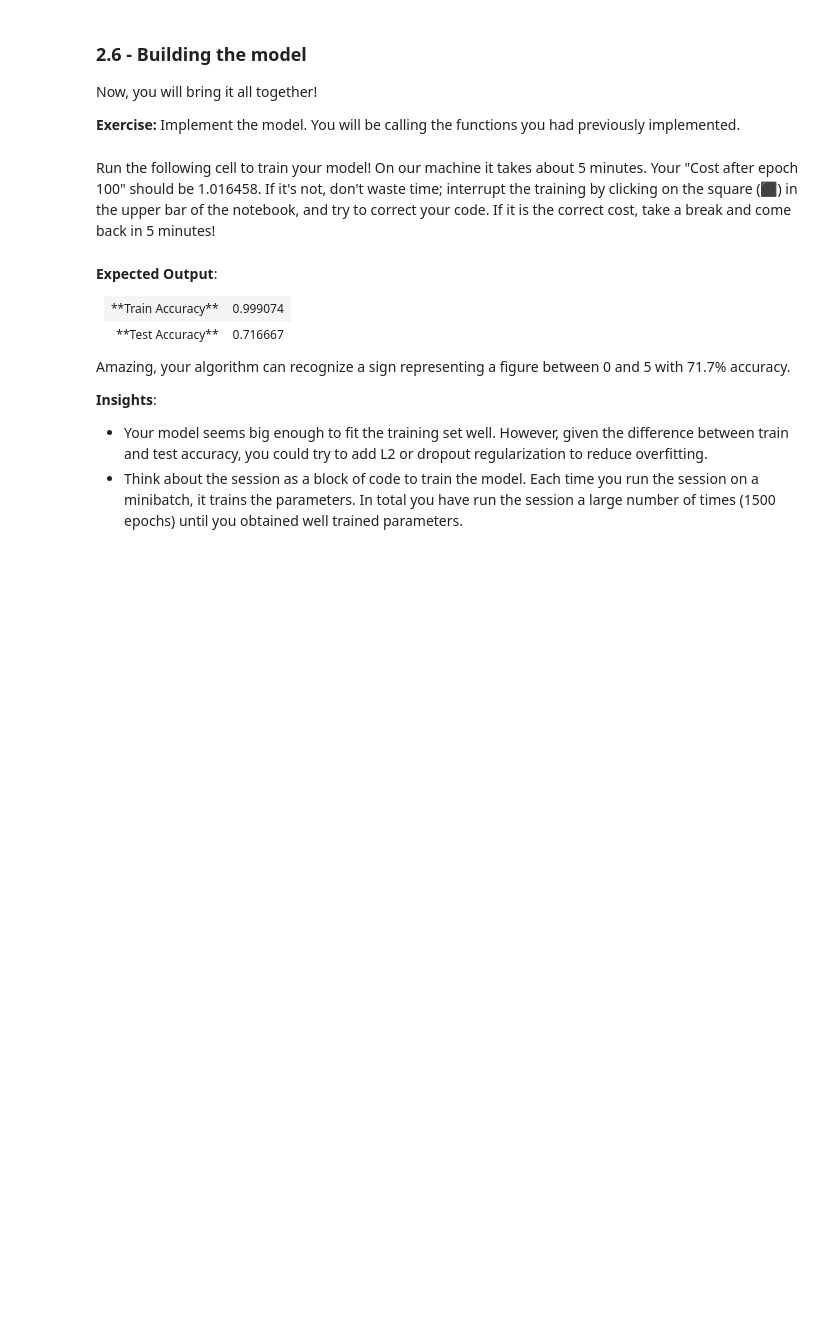
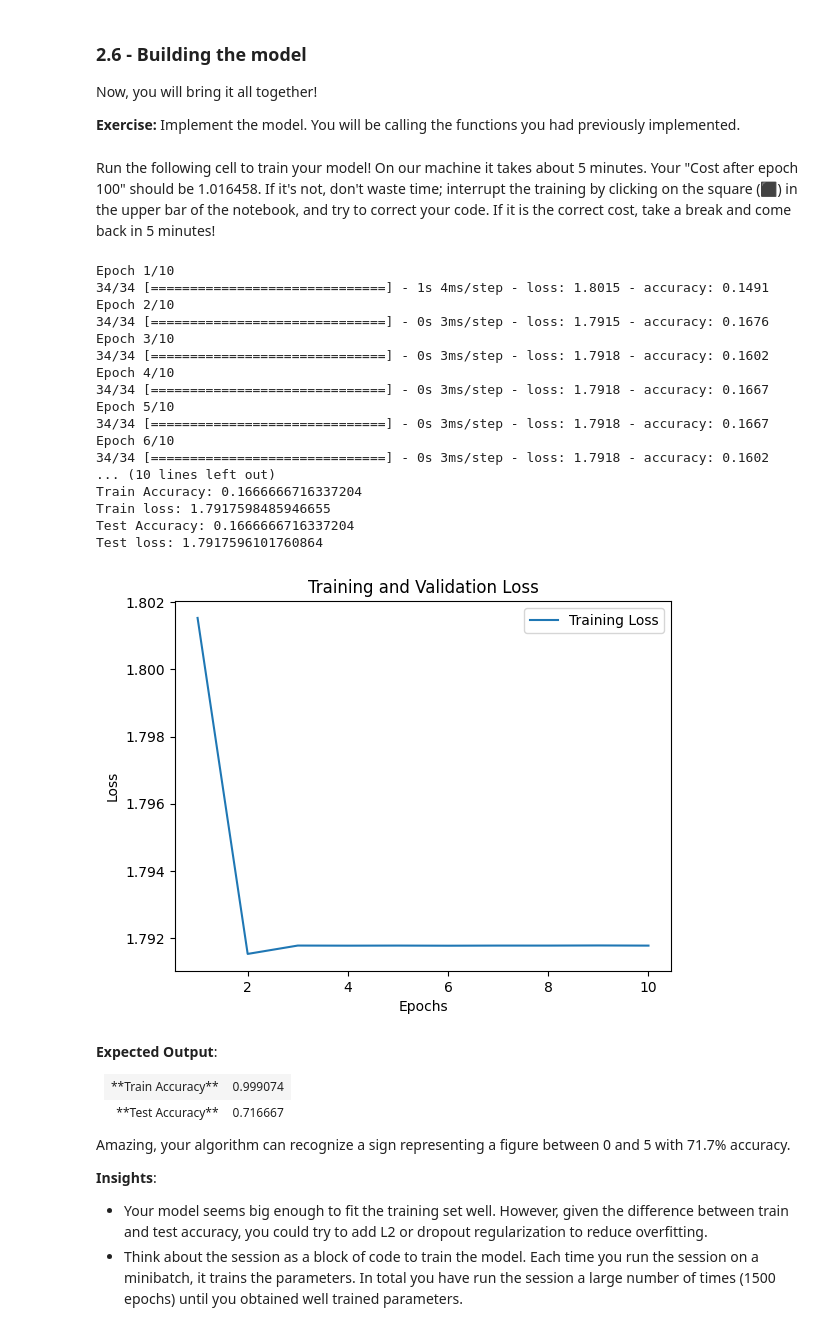
Before and after one commit to kiragirl/deepLearningPracticeLab, a Jupyter notebook: 02.改善深层神经网络：超参数调试、正则化以及优化/3.第三周 超参数调试、Batch正则化和程序框架/编程作业/Tensorflow+Tutorial.ipynb, the cells around one changed output. Cells and saved outputs as stored; diff of their text form; code cells hidden in the pictures; blank space fills up the shorter version.

```diff
--- a/02.改善深层神经网络：超参数调试、正则化以及优化/3.第三周 超参数调试、Batch正则化和程序框架/编程作业/Tensorflow+Tutorial.ipynb
+++ b/02.改善深层神经网络：超参数调试、正则化以及优化/3.第三周 超参数调试、Batch正则化和程序框架/编程作业/Tensorflow+Tutorial.ipynb
@@ -713,19 +764,20 @@ def forward_propagation(X, parameters):
     b3 = parameters['b3']
 
     ### START CODE HERE ### (approx. 5 lines)              # Numpy Equivalents:
-
-
-
+    Z1 = tf.nn.relu(tf.add(tf.matmul(W1,X),b1))
+    Z2 = tf.nn.relu(tf.add(tf.matmul(W2,Z1),b2))
+    Z3 = tf.nn.relu(tf.add(tf.matmul(W3,Z2),b3))
 
 
     ### END CODE HERE ###
 
     return Z3
 # %%
-tf.reset_default_graph()
+#tf.reset_default_graph()
 
-with tf.Session() as sess:
-    X, Y = create_placeholders(12288, 6)
-    parameters = initialize_parameters()
-    Z3 = forward_propagation(X, parameters)
-    print("Z3 = " + str(Z3))
+#with tf.Session() as sess:
+X, Y = create_placeholders(12288, 6)
+parameters = initialize_parameters()
+#print(parameters)
+Z3 = forward_propagation(X, parameters)
+print("Z3 = " + str(Z3))
@@ -769,22 +829,20 @@ def compute_cost(Z3, Y):
     Returns:
     cost - Tensor of the cost function
     """
-
     # to fit the tensorflow requirement for tf.nn.softmax_cross_entropy_with_logits(...,...)
     logits = tf.transpose(Z3)
     labels = tf.transpose(Y)
-
     ### START CODE HERE ### (1 line of code)
-
+    cost = tf.reduce_mean(tf.nn.softmax_cross_entropy_with_logits(logits = logits, labels = labels))
     ### END CODE HERE ###
 
     return cost
 # %%
-tf.reset_default_graph()
+#tf.reset_default_graph()
 
-with tf.Session() as sess:
-    X, Y = create_placeholders(12288, 6)
-    parameters = initialize_parameters()
-    Z3 = forward_propagation(X, parameters)
-    cost = compute_cost(Z3, Y)
-    print("cost = " + str(cost))
+#with tf.Session() as sess:
+X, Y = create_placeholders(12288, 6)
+parameters = initialize_parameters()
+Z3 = forward_propagation(X, parameters)
+cost = compute_cost(Z3, Y)
+print("cost = " + str(cost))
@@ -944,3 +1061,29 @@ parameters = model(X_train, Y_train, X_test, Y_test)
+# %%
+from tensorflow.keras.models import Sequential
+from tensorflow.keras.layers import Dense
+from tensorflow.keras.layers import Flatten
+X_train_corrected = X_train.T
+Y_train_corrected = Y_train.T
+parameters = model2(X_train_corrected, Y_train_corrected, X_test.T, Y_test.T)
+# %% [output]
+Epoch 1/10
+34/34 [==============================] - 1s 4ms/step - loss: 1.8015 - accuracy: 0.1491
+Epoch 2/10
+34/34 [==============================] - 0s 3ms/step - loss: 1.7915 - accuracy: 0.1676
+Epoch 3/10
+34/34 [==============================] - 0s 3ms/step - loss: 1.7918 - accuracy: 0.1602
+Epoch 4/10
+34/34 [==============================] - 0s 3ms/step - loss: 1.7918 - accuracy: 0.1667
+Epoch 5/10
+34/34 [==============================] - 0s 3ms/step - loss: 1.7918 - accuracy: 0.1667
+Epoch 6/10
+34/34 [==============================] - 0s 3ms/step - loss: 1.7918 - accuracy: 0.1602
+... (10 lines left out)
+Train Accuracy: 0.1666666716337204
+Train loss: 1.7917598485946655
+Test Accuracy: 0.1666666716337204
+Test loss: 1.7917596101760864
+[figure, added]
 # %% [markdown]
 **Expected Output**:
 
```
Also changed, not shown: parts of 14 cells of this notebook, 17 other files.
